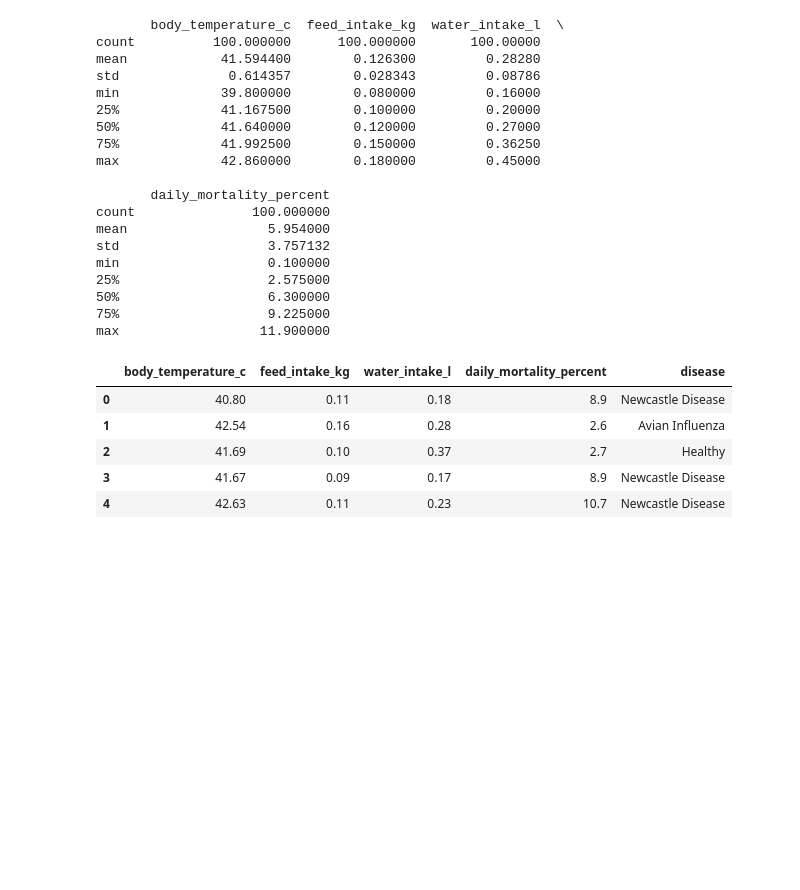
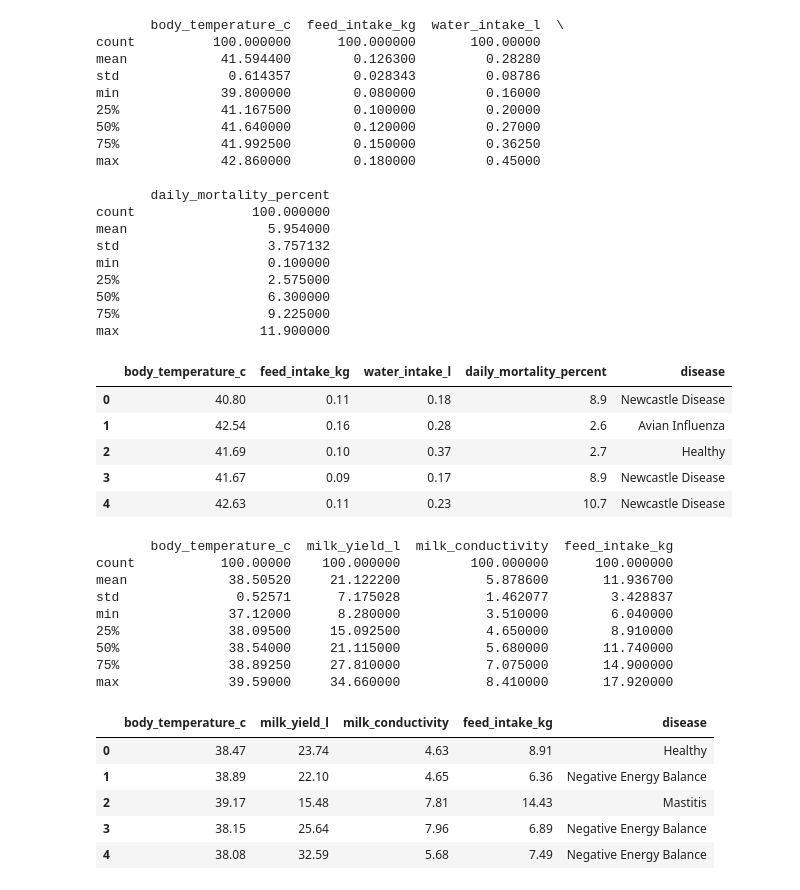
Before and after one commit to Storm00212/Data-manipulation-using-python, a Jupyter notebook: Reading_datasets.ipynb, the cells around one changed output. Drawn from its saved outputs; the diff is of its cells as text; code cells hidden in the pictures; blank space fills up the shorter version.

Commit message:
New dairy dataset

```diff
--- a/Reading_datasets.ipynb
+++ b/Reading_datasets.ipynb
@@ -169,3 +169,23 @@ max                  11.900000
 | 2 | 41.69 | 0.10 | 0.37 | 2.7 | Healthy |
 | 3 | 41.67 | 0.09 | 0.17 | 8.9 | Newcastle Disease |
 | 4 | 42.63 | 0.11 | 0.23 | 10.7 | Newcastle Disease |
+# %%
+df6 = pd.read_csv('dairy_realistic_health_dataset.csv')
+print(df6.describe())
+df6.head()
+# %% [output]
+       body_temperature_c  milk_yield_l  milk_conductivity  feed_intake_kg
+count           100.00000    100.000000         100.000000      100.000000
+mean             38.50520     21.122200           5.878600       11.936700
+std               0.52571      7.175028           1.462077        3.428837
+min              37.12000      8.280000           3.510000        6.040000
+25%              38.09500     15.092500           4.650000        8.910000
+50%              38.54000     21.115000           5.680000       11.740000
+75%              38.89250     27.810000           7.075000       14.900000
+max              39.59000     34.660000           8.410000       17.920000
+|  | body_temperature_c | milk_yield_l | milk_conductivity | feed_intake_kg | disease |
+| 0 | 38.47 | 23.74 | 4.63 | 8.91 | Healthy |
+| 1 | 38.89 | 22.10 | 4.65 | 6.36 | Negative Energy Balance |
+| 2 | 39.17 | 15.48 | 7.81 | 14.43 | Mastitis |
+| 3 | 38.15 | 25.64 | 7.96 | 6.89 | Negative Energy Balance |
+| 4 | 38.08 | 32.59 | 5.68 | 7.49 | Negative Energy Balance |
```
